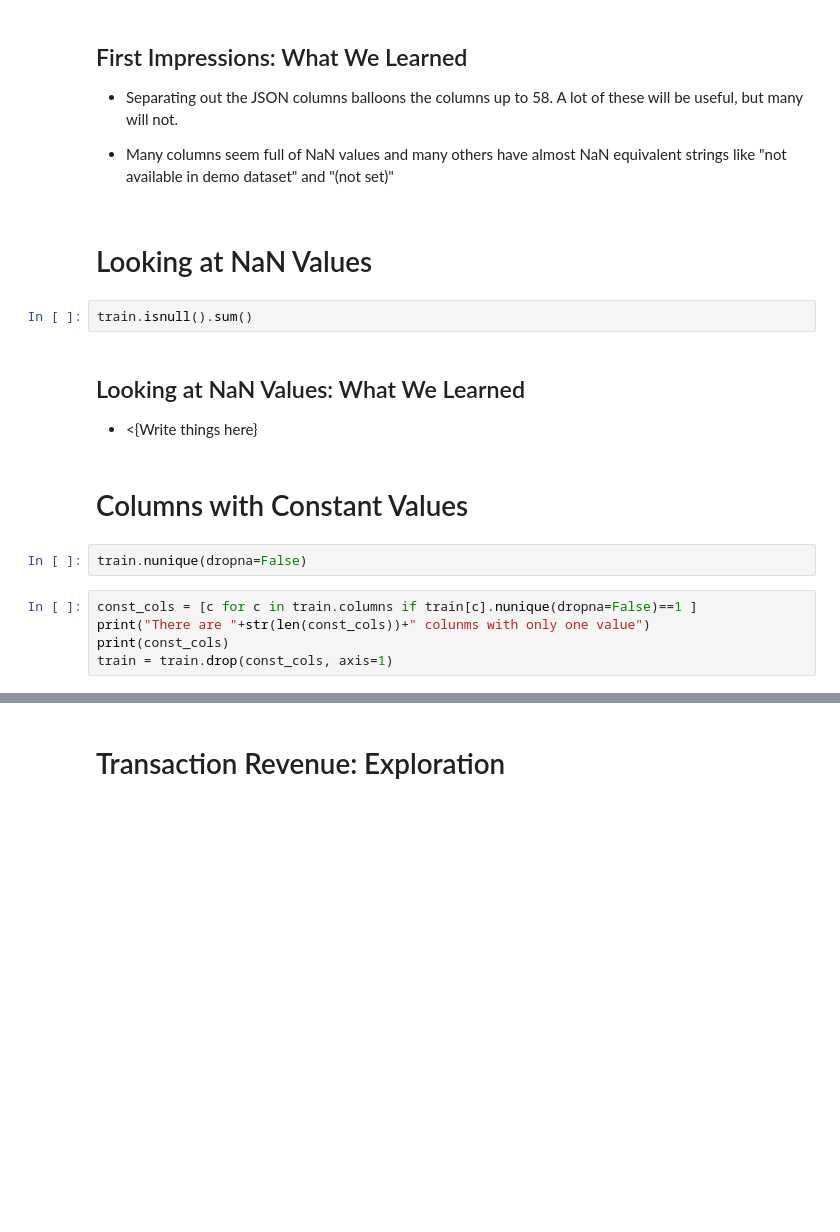
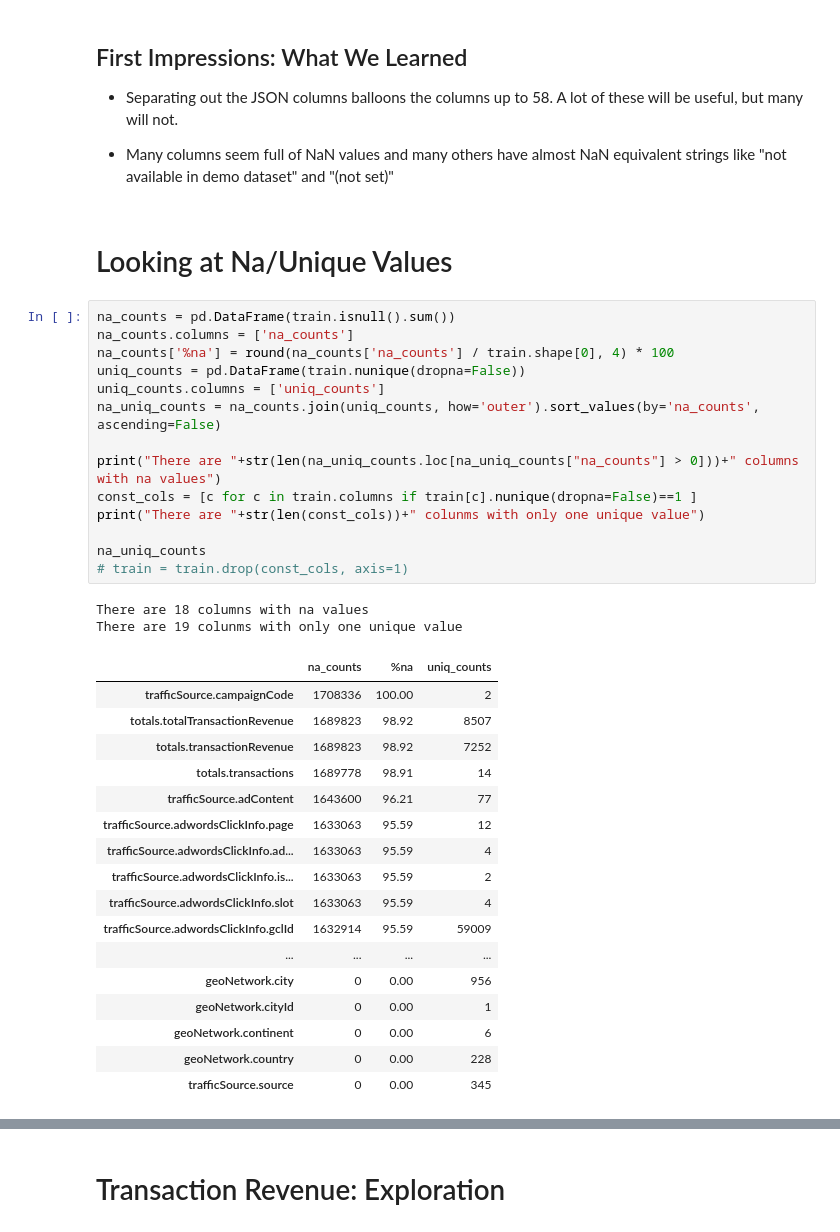
Before and after one commit to PatrickBD/Google-Analytics-Data-Analysis, a Jupyter notebook: Google_Analytics_EDA.ipynb, the cells around one changed output, grey strips where cells are left out. Cells and saved outputs as stored; diff of their text form; blank space fills up the shorter version.

```diff
--- a/Google_Analytics_EDA.ipynb
+++ b/Google_Analytics_EDA.ipynb
@@ -107,19 +139,38 @@ train[:10]
 
 - Many columns seem full of NaN values and many others have almost NaN equivalent strings like "not available in demo dataset" and "(not set)"
 # %% [markdown]
-# Looking at NaN Values
+# Looking at Na/Unique Values
-# %%
-train.isnull().sum()
-# %% [markdown]
-## Looking at NaN Values: What We Learned
-
-- <{Write things here}
-# %% [markdown]
-# Columns with Constant Values
-# %%
-train.nunique(dropna=False)
 # %%
+na_counts = pd.DataFrame(train.isnull().sum())
+na_counts.columns = ['na_counts']
+na_counts['%na'] = round(na_counts['na_counts'] / train.shape[0], 4) * 100
+uniq_counts = pd.DataFrame(train.nunique(dropna=False))
+uniq_counts.columns = ['uniq_counts']
+na_uniq_counts = na_counts.join(uniq_counts, how='outer').sort_values(by='na_counts', ascending=False)
+
+print("There are "+str(len(na_uniq_counts.loc[na_uniq_counts["na_counts"] > 0]))+" columns with na values")
 const_cols = [c for c in train.columns if train[c].nunique(dropna=False)==1 ]
-print("There are "+str(len(const_cols))+" colunms with only one value")
-print(const_cols)
-train = train.drop(const_cols, axis=1)
+print("There are "+str(len(const_cols))+" colunms with only one unique value")
+
+na_uniq_counts
+# train = train.drop(const_cols, axis=1)
+# %% [output]
+There are 18 columns with na values
+There are 19 colunms with only one unique value
+|  | na_counts | %na | uniq_counts |
+| trafficSource.campaignCode | 1708336 | 100.00 | 2 |
+| totals.totalTransactionRevenue | 1689823 | 98.92 | 8507 |
+| totals.transactionRevenue | 1689823 | 98.92 | 7252 |
+| totals.transactions | 1689778 | 98.91 | 14 |
+| trafficSource.adContent | 1643600 | 96.21 | 77 |
+| trafficSource.adwordsClickInfo.page | 1633063 | 95.59 | 12 |
+| trafficSource.adwordsClickInfo.ad... | 1633063 | 95.59 | 4 |
+| trafficSource.adwordsClickInfo.is... | 1633063 | 95.59 | 2 |
+| trafficSource.adwordsClickInfo.slot | 1633063 | 95.59 | 4 |
+| trafficSource.adwordsClickInfo.gclId | 1632914 | 95.59 | 59009 |
+| ... | ... | ... | ... |
+| geoNetwork.city | 0 | 0.00 | 956 |
+| geoNetwork.cityId | 0 | 0.00 | 1 |
+| geoNetwork.continent | 0 | 0.00 | 6 |
+| geoNetwork.country | 0 | 0.00 | 228 |
+| trafficSource.source | 0 | 0.00 | 345 |
```
Also changed, not shown: parts of 15 cells of this notebook.
